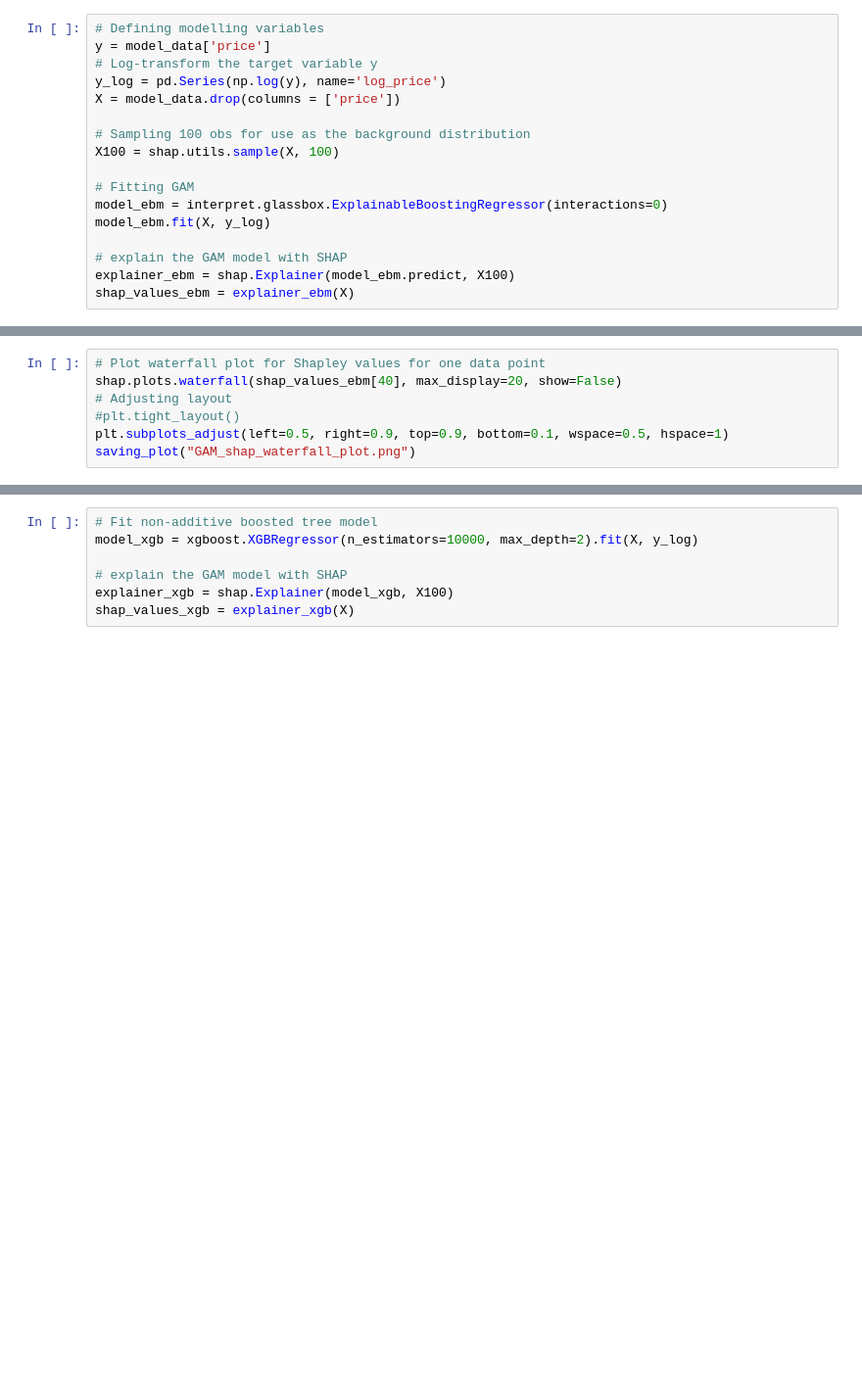
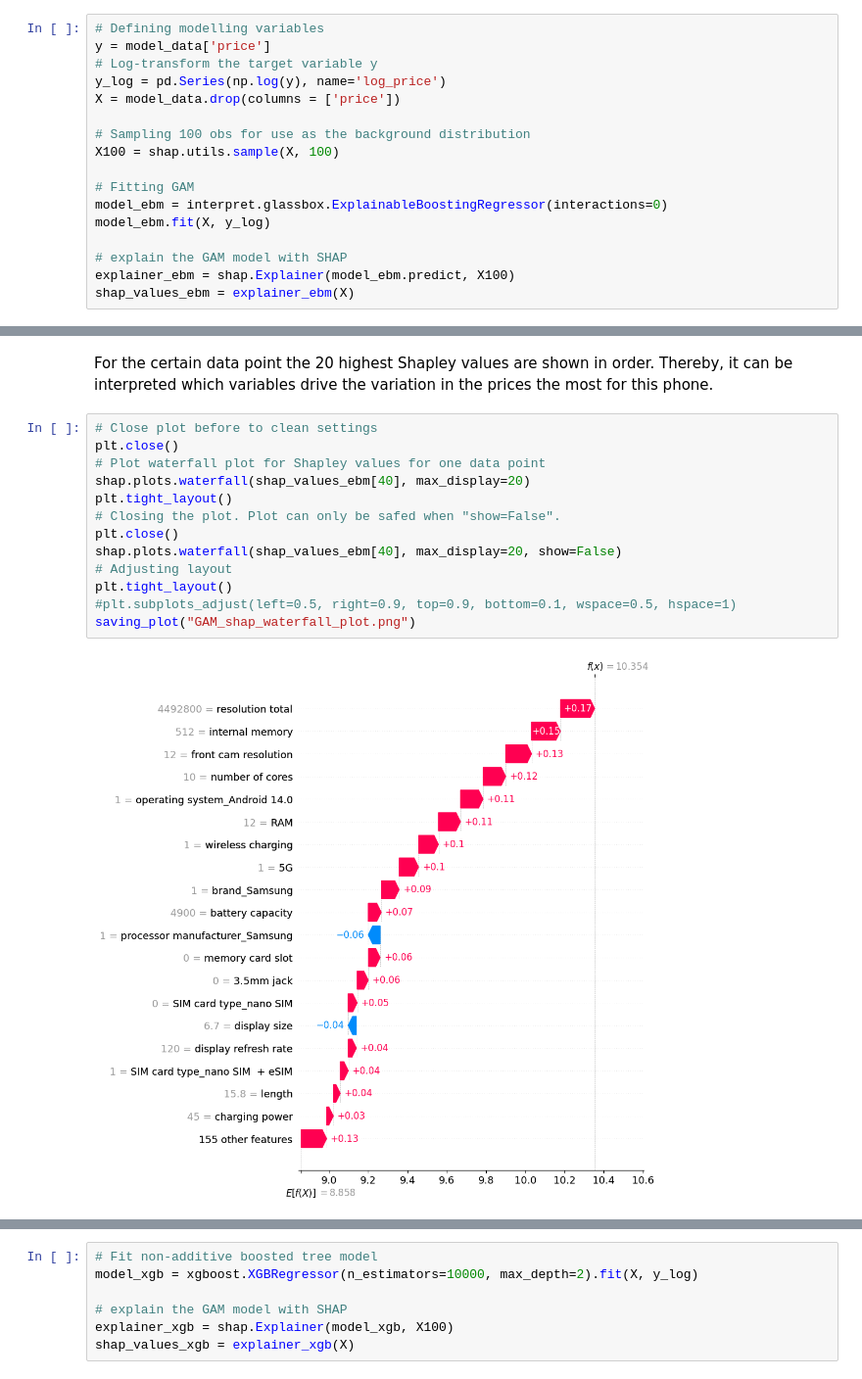
Before and after one commit to N0Data4U/Data-Processing-Project, a Jupyter notebook: data_analysis.ipynb, the cells around one changed output, grey strips where cells are left out. Shown at 98% size. Drawn from its saved outputs; the diff is of its cells as text; blank space fills up the shorter version.

```diff
--- a/data_analysis.ipynb
+++ b/data_analysis.ipynb
@@ -300,10 +309,20 @@ saving_plot("GAM_shap_scatter_plot_resolution_total.png")
 # %% [output]
 [figure]
 [figure]
+# %% [markdown]
+For the certain data point the 20 highest Shapley values are shown in order. Thereby, it can be interpreted which variables drive the variation in the prices the most for this phone.
 # %%
+# Close plot before to clean settings
+plt.close()
 # Plot waterfall plot for Shapley values for one data point
+shap.plots.waterfall(shap_values_ebm[40], max_display=20)
+plt.tight_layout()
+# Closing the plot. Plot can only be safed when "show=False".
+plt.close()
 shap.plots.waterfall(shap_values_ebm[40], max_display=20, show=False)
 # Adjusting layout
-#plt.tight_layout()
-plt.subplots_adjust(left=0.5, right=0.9, top=0.9, bottom=0.1, wspace=0.5, hspace=1)
+plt.tight_layout()
+#plt.subplots_adjust(left=0.5, right=0.9, top=0.9, bottom=0.1, wspace=0.5, hspace=1)
 saving_plot("GAM_shap_waterfall_plot.png")
+# %% [output]
+[figure, added]
```
Also changed, not shown: parts of 45 cells of this notebook, 14 other files.
